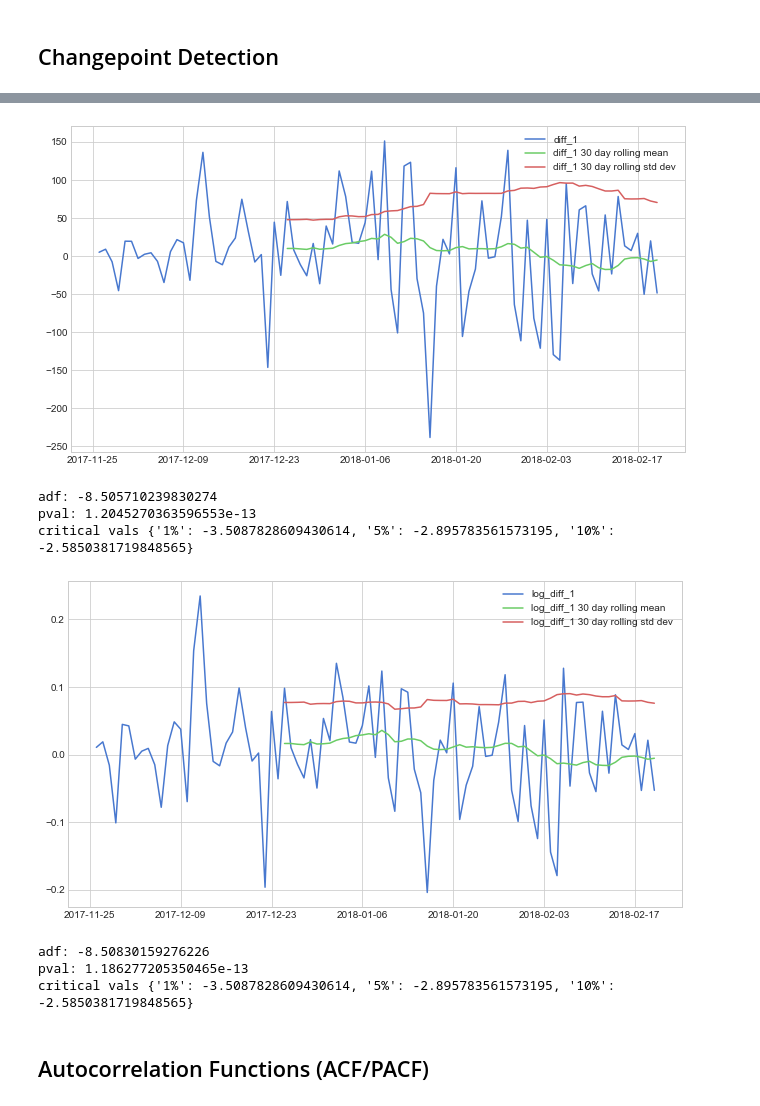
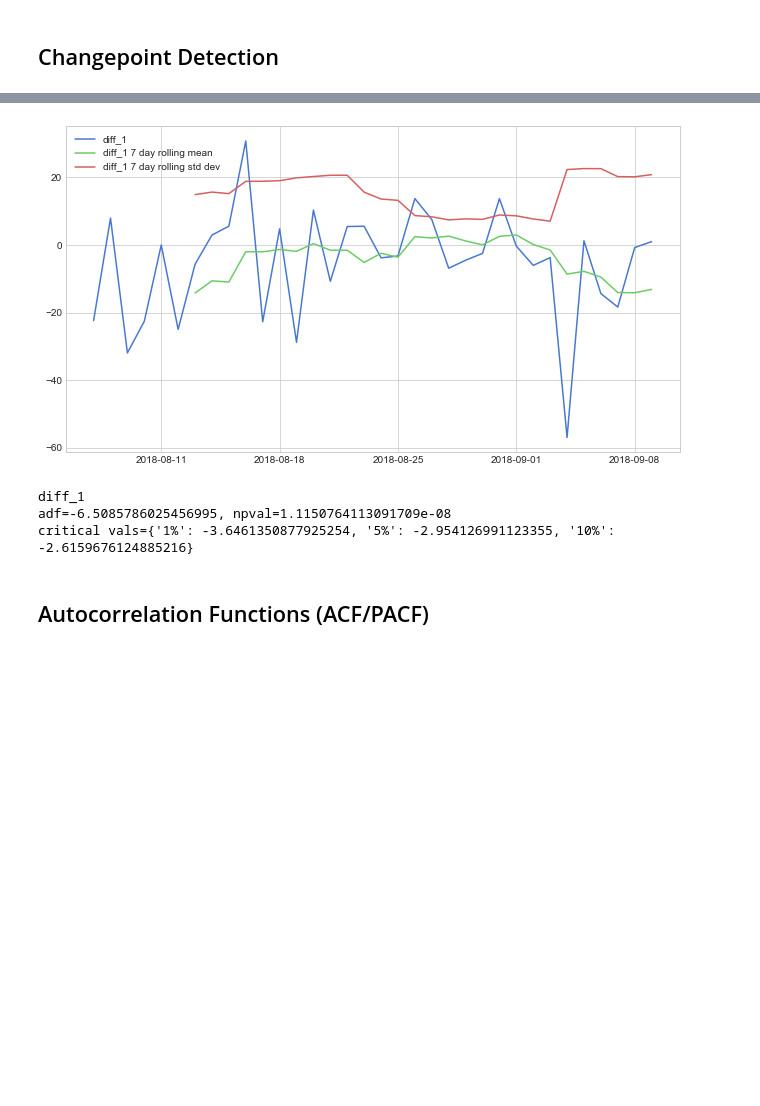
Before and after one commit to brianmcguckin/thinkful_unit_06_specializations, a Jupyter notebook: eth_ts.ipynb, the cells around one changed output, grey strips where cells are left out. Cells and saved outputs as stored; diff of their text form; code cells hidden in the pictures; blank space fills up the shorter version.

```diff
--- a/eth_ts.ipynb
+++ b/eth_ts.ipynb
@@ -35,0 +29,4 @@ df.head()
+# %%
+eth_raw = pd.read_pickle('eth_df.pkl')
+print(eth_raw.info())
+eth_raw.head(2)
@@ -36,4 +56,6 @@ df.head()
 # %%
+df = eth_raw.copy()
+df.rename(columns={'close':'eth'}, inplace=True)
 plt.figure(figsize=(11,6))
 plt.plot(
     df['date'],
@@ -69,6 +94,5 @@ critical vals {'1%': -3.4375803238413085, '5%': -2.8647318597670877, '10%': -2.5
 # %%
 import ruptures as rpt
-ts = df.set_index('date')
 cpts = rpt.Pelt(model='rbf').fit_predict(ts, pen=20)
 
 rpt.display(ts, cpts, figsize=(9,5))
@@ -81,9 +105,10 @@ print(cpts)
 # %%
 # split df by changepoints
-df_01 = df[:585]
-df_02 = df[585:655]
-df_03 = df[655:840]
-df_04 = df[840:929]
+df_01 = df[:655]
+df_02 = df[655:855]
+df_03 = df[855:950]
+df_04 = df[950:1095]
+df_05 = df[1095:]
 
 #print(len(df_01) + len(df_02) + len(df_03) + len(df_04))
 #print(len(df))
@@ -135,49 +171,27 @@ critical vals={'1%': -3.5087828609430614, '5%': -2.895783561573195, '10%': -2.58
 # %%
-window = 30
+window = 7
 
 plt.figure(figsize=(11,6))
-plt.plot(df_04.date,
-         df_04.diff_1,
+plt.plot(df_05.date,
+         df_05.diff_1,
          label='diff_1')
-plt.plot(df_04.date,
-         df_04.diff_1.rolling(window).mean(),
+plt.plot(df_05.date,
+         df_05.diff_1.rolling(window).mean(),
          label='diff_1 {} day rolling mean'.format(window))
-plt.plot(df_04.date,
-         df_04.diff_1.rolling(window).std(),
+plt.plot(df_05.date,
+         df_05.diff_1.rolling(window).std(),
          label='diff_1 {} day rolling std dev'.format(window))
 plt.legend()
 plt.show()
 
-print('adf: {0}\npval: {1}\ncritical vals {2}'.format(
-    adfuller(df_04['diff_1'])[0],
-    adfuller(df_04['diff_1'])[1],
-    adfuller(df_04['diff_1'])[4]))
-
-plt.figure(figsize=(11,6))
-plt.plot(df_04.date,
-         df_04.log_diff_1,
-         label='log_diff_1')
-plt.plot(df_04.date,
-         df_04.log_diff_1.rolling(window).mean(),
-         label='log_diff_1 {} day rolling mean'.format(window))
-plt.plot(df_04.date,
-         df_04.log_diff_1.rolling(window).std(),
-         label='log_diff_1 {} day rolling std dev'.format(window))
-plt.legend()
-plt.show()
-
-print('adf: {0}\npval: {1}\ncritical vals {2}'.format(
-    adfuller(df_04['log_diff_1'])[0],
-    adfuller(df_04['log_diff_1'])[1],
-    adfuller(df_04['log_diff_1'])[4]))
+print('\ndiff_1\nadf={0}, npval={1}\ncritical vals={2}'.format(
+    adfuller(df_05['diff_1'])[0],
+    adfuller(df_05['diff_1'])[1],
+    adfuller(df_05['diff_1'])[4]))
 # %% [output]
-[figure, old version]
+[figure, new version]
-adf: -8.505710239830274
-pval: 1.2045270363596553e-13
-critical vals {'1%': -3.5087828609430614, '5%': -2.895783561573195, '10%': -2.5850381719848565}
+diff_1
+adf=-6.5085786025456995, npval=1.1150764113091709e-08
+critical vals={'1%': -3.6461350877925254, '5%': -2.954126991123355, '10%': -2.6159676124885216}
-[figure, removed]
-adf: -8.50830159276226
-pval: 1.186277205350465e-13
-critical vals {'1%': -3.5087828609430614, '5%': -2.895783561573195, '10%': -2.5850381719848565}
 # %% [markdown]
 ## Autocorrelation Functions (ACF/PACF)
```
Also changed, not shown: parts of 51 cells of this notebook, 2 other files.
